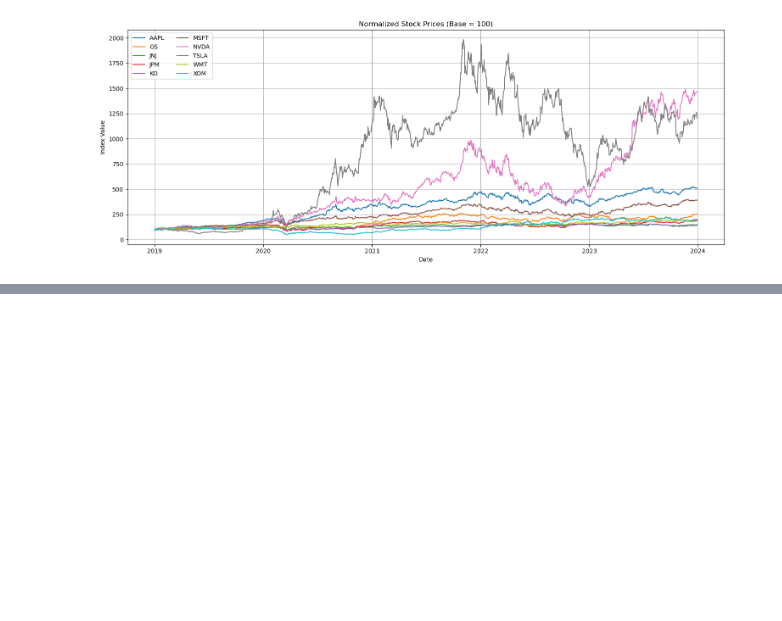
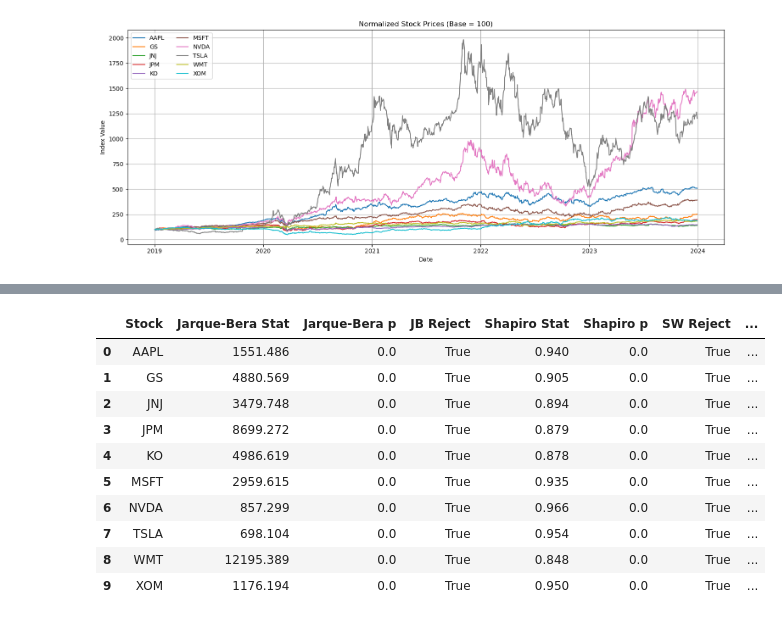
Before and after one commit to adityajoshi1602/Financial_Data_Explorer_Multiple_Stocks, a Jupyter notebook: notebook/01_data_exploration.ipynb, the cells around one changed output, grey strips where cells are left out. Saved outputs shown, nothing was run; the diff lists cells and outputs as text; code cells hidden in the pictures; blank space fills up the shorter version.

Commit message:
feat(stats): add normality tests for return distributions

```diff
--- a/notebook/01_data_exploration.ipynb
+++ b/notebook/01_data_exploration.ipynb
@@ -129,3 +127,18 @@ risk
 | TSLA | -0.0651 | -0.0637 | -0.0957 | 0.6929 | 0.0302 | 0.9357 | ... |
 | WMT | -0.0224 | -0.0190 | -0.0317 | 0.3246 | 0.0112 | 0.4023 | ... |
 | XOM | -0.0350 | -0.0330 | -0.0496 | 0.2148 | 0.0153 | 0.3028 | ... |
+# %%
+result = normality(returns)
+result
+# %% [output]
+|  | Stock | Jarque-Bera Stat | Jarque-Bera p | JB Reject | Shapiro Stat | Shapiro p | SW Reject | ... |
+| 0 | AAPL | 1551.486 | 0.0 | True | 0.940 | 0.0 | True | ... |
+| 1 | GS | 4880.569 | 0.0 | True | 0.905 | 0.0 | True | ... |
+| 2 | JNJ | 3479.748 | 0.0 | True | 0.894 | 0.0 | True | ... |
+| 3 | JPM | 8699.272 | 0.0 | True | 0.879 | 0.0 | True | ... |
+| 4 | KO | 4986.619 | 0.0 | True | 0.878 | 0.0 | True | ... |
+| 5 | MSFT | 2959.615 | 0.0 | True | 0.935 | 0.0 | True | ... |
+| 6 | NVDA | 857.299 | 0.0 | True | 0.966 | 0.0 | True | ... |
+| 7 | TSLA | 698.104 | 0.0 | True | 0.954 | 0.0 | True | ... |
+| 8 | WMT | 12195.389 | 0.0 | True | 0.848 | 0.0 | True | ... |
+| 9 | XOM | 1176.194 | 0.0 | True | 0.950 | 0.0 | True | ... |
```
Also changed, not shown: parts of 4 cells of this notebook, 1 other file.
